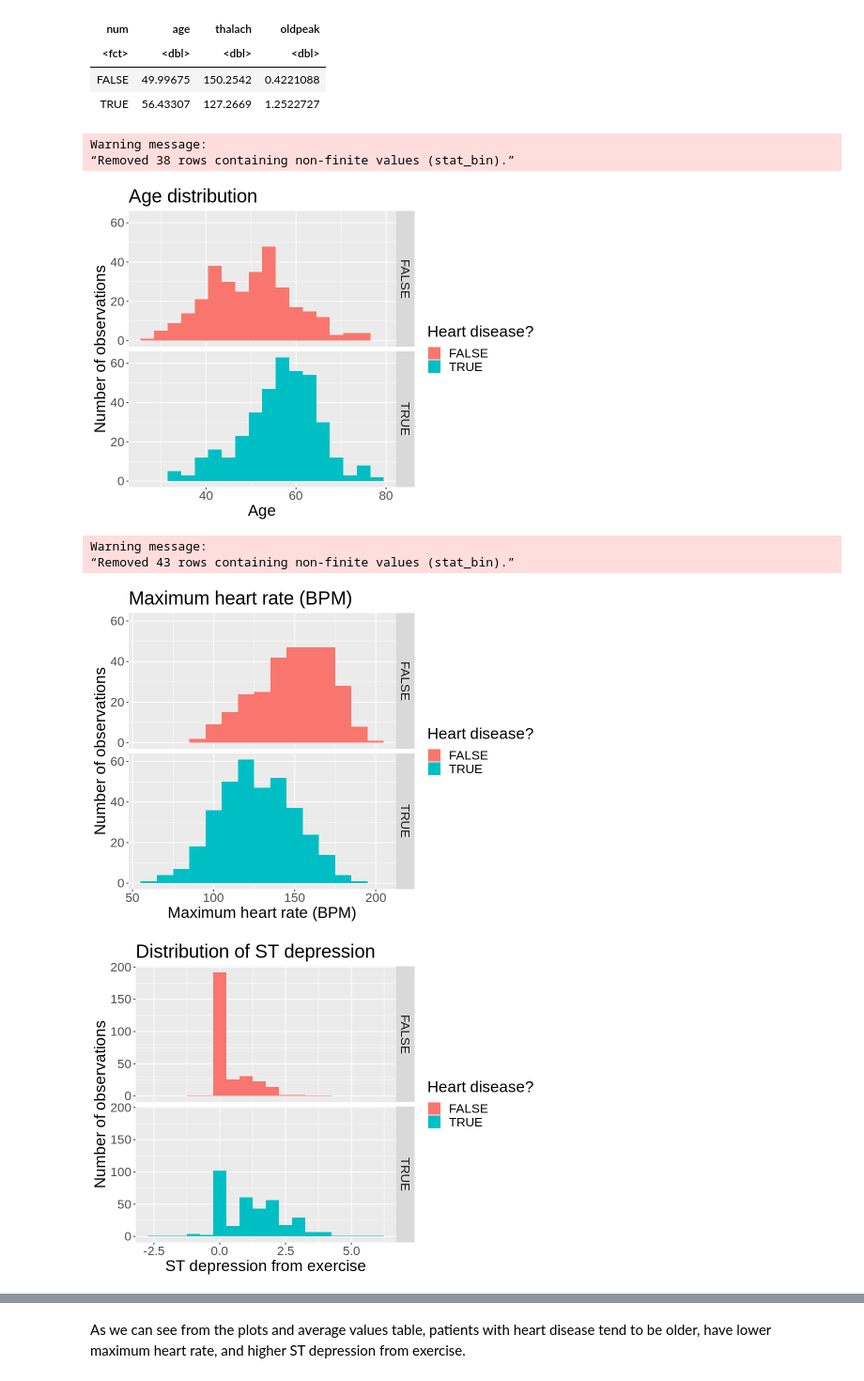
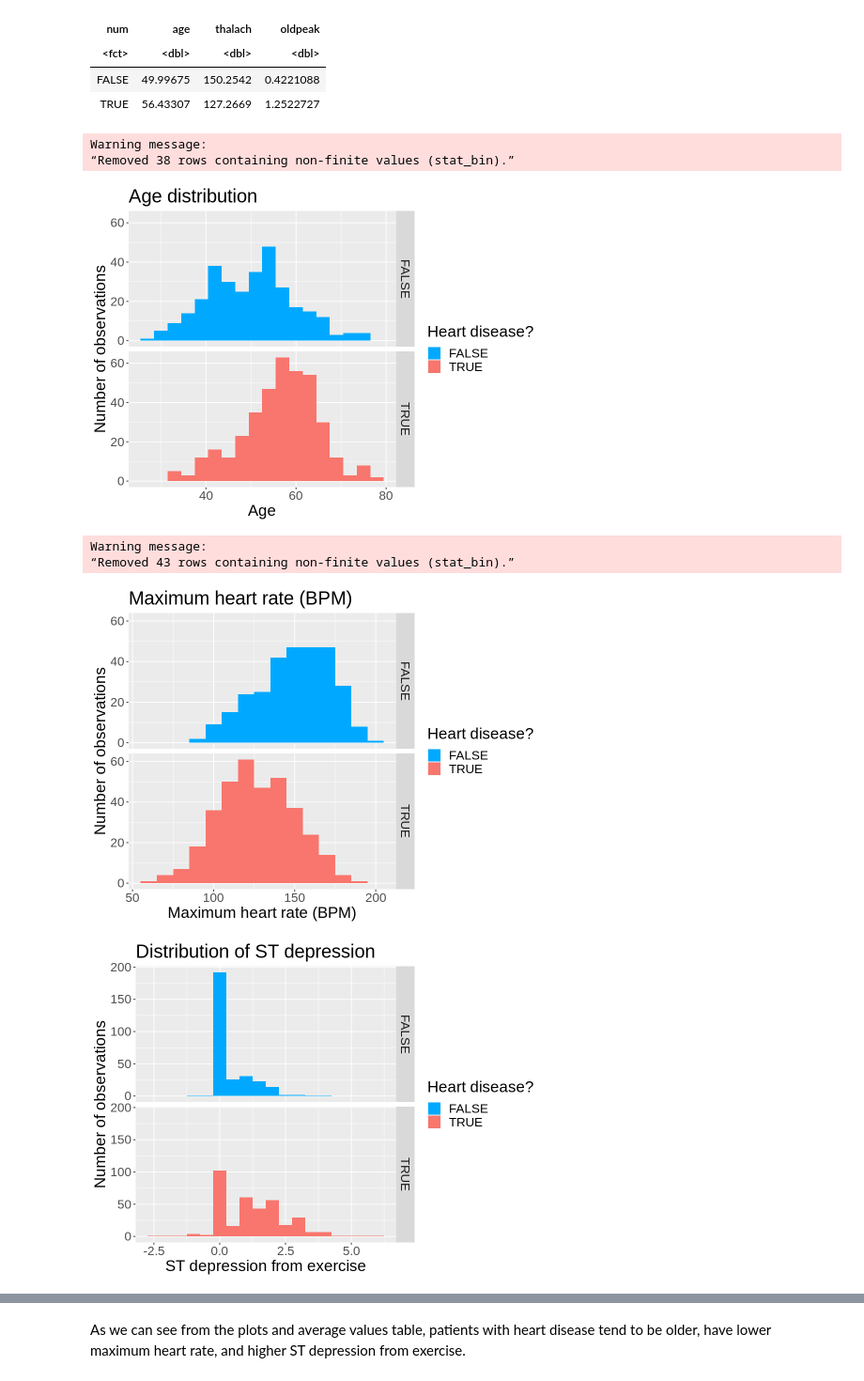
Before and after one commit to EdwardJXLi/DSCI-100-group-project, a Jupyter notebook: project.ipynb, the cells around one changed output, grey strips where cells are left out. Shown at 94% size. Saved outputs shown, nothing was run; the diff lists cells and outputs as text; code cells hidden in the pictures.

```diff
--- a/project.ipynb
+++ b/project.ipynb
@@ -228,37 +228,40 @@ A tibble: 2 × 4
 # %%
 options(repr.plot.width = 8, repr.plot.height = 6)
 # Distributions of predictor variables
 age_dist <- ggplot(heart_training, aes(x=age, fill=num)) +
     geom_histogram(binwidth=3)+
     labs(x="Age", y="Number of observations",fill="Heart disease?")+
     facet_grid(rows=vars(num))+
     theme(text=element_text(size=20))+
-    ggtitle("Age distribution")
+    ggtitle("Age distribution")+
+    scale_fill_manual(values=c("#00A9FF","#F8766D"))
 age_dist
 
 thalach_plot <- ggplot(heart_training, aes(x=thalach,fill=num)) +
     geom_histogram(binwidth=10)+
     labs(x="Maximum heart rate (BPM)", y="Number of observations",fill="Heart disease?")+
     facet_grid(rows=vars(num))+
     theme(text=element_text(size=20))+
-    ggtitle("Maximum heart rate (BPM)")
+    ggtitle("Maximum heart rate (BPM)")+
+    scale_fill_manual(values=c("#00A9FF","#F8766D"))
 thalach_plot
 
 oldpeak_plot <- ggplot(heart_training, aes(x=oldpeak,fill=num)) +
     geom_histogram(binwidth=0.5)+
     labs(x="ST depression from exercise", y="Number of observations",fill="Heart disease?")+
     facet_grid(rows=vars(num))+
     theme(text=element_text(size=20))+
-    ggtitle("Distribution of ST depression")
+    ggtitle("Distribution of ST depression")+
+    scale_fill_manual(values=c("#00A9FF","#F8766D"))
 oldpeak_plot
 # %% [output]
 Warning message:
 “Removed 38 rows containing non-finite values (stat_bin).”
-[figure, old version]
+[figure, new version]
 Warning message:
 “Removed 43 rows containing non-finite values (stat_bin).”
-[figure, old version]
+[figure, new version]
-[figure, old version]
+[figure, new version]
 # %%
 options(repr.plot.width=12, repr.plot.height=6)
 age_plot <- ggplot(heart_training, aes(x=age, y=thalach, color=num)) +
```
Also changed, not shown: parts of 2 cells of this notebook.
